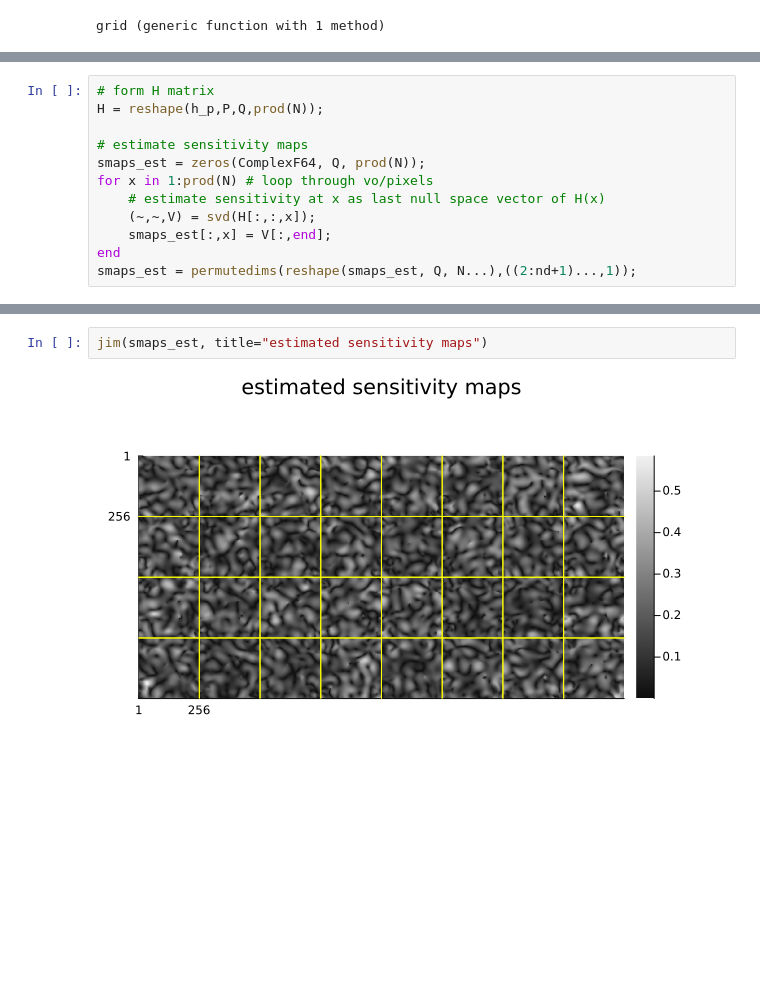
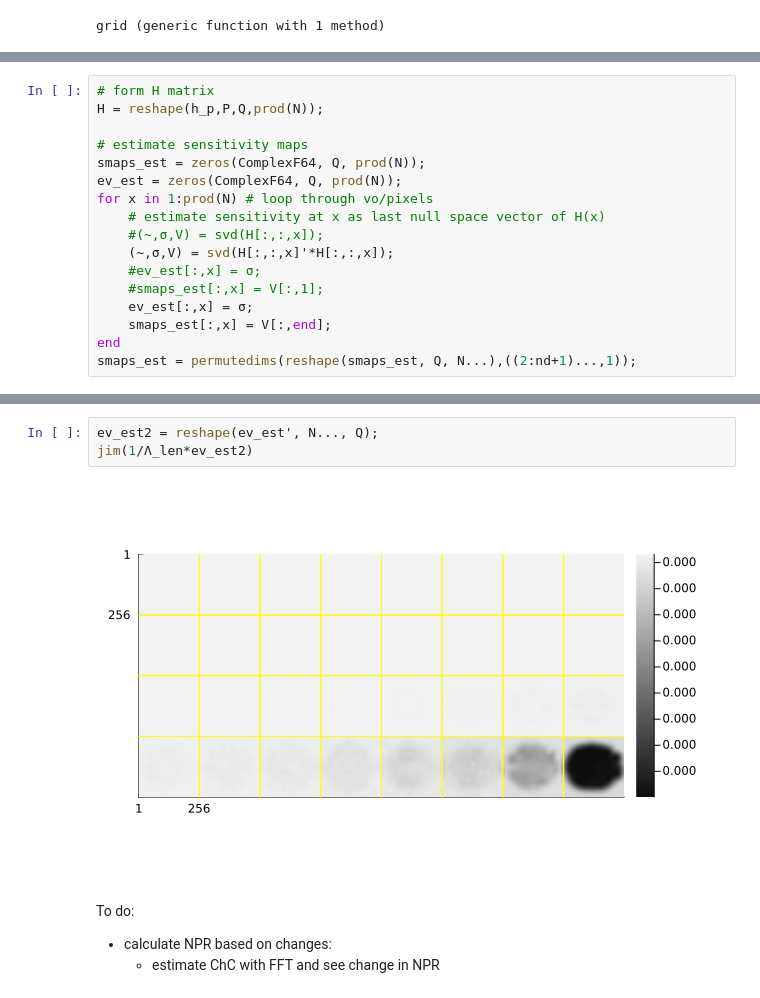
Before and after one commit to fmrifrey/pisco.jl, a Jupyter notebook: pisco_demo.ipynb, the cells around one changed output, grey strips where cells are left out. Saved outputs shown, nothing was run; the diff lists cells and outputs as text; blank space fills up the shorter version.

```diff
--- a/pisco_demo.ipynb
+++ b/pisco_demo.ipynb
@@ -167,9 +172,14 @@ H = reshape(h_p,P,Q,prod(N));
 
 # estimate sensitivity maps
 smaps_est = zeros(ComplexF64, Q, prod(N));
+ev_est = zeros(ComplexF64, Q, prod(N));
 for x in 1:prod(N) # loop through vo/pixels
     # estimate sensitivity at x as last null space vector of H(x)
-    (~,~,V) = svd(H[:,:,x]);
+    #(~,σ,V) = svd(H[:,:,x]);
+    (~,σ,V) = svd(H[:,:,x]'*H[:,:,x]);
+    #ev_est[:,x] = σ;
+    #smaps_est[:,x] = V[:,1];
+    ev_est[:,x] = σ;
     smaps_est[:,x] = V[:,end];
 end
 smaps_est = permutedims(reshape(smaps_est, Q, N...),((2:nd+1)...,1));
@@ -176,4 +190,9 @@ smaps_est = permutedims(reshape(smaps_est, Q, N...),((2:nd+1)...,1));
 # %%
-jim(smaps_est, title="estimated sensitivity maps")
+ev_est2 = reshape(ev_est', N..., Q);
+jim(1/Λ_len*ev_est2)
 # %% [output]
-[figure, old version]
+[figure, new version]
+# %% [markdown]
+To do:
+- calculate NPR based on changes:
+    - estimate ChC with FFT and see change in NPR
```
Also changed, not shown: parts of 7 cells of this notebook.
